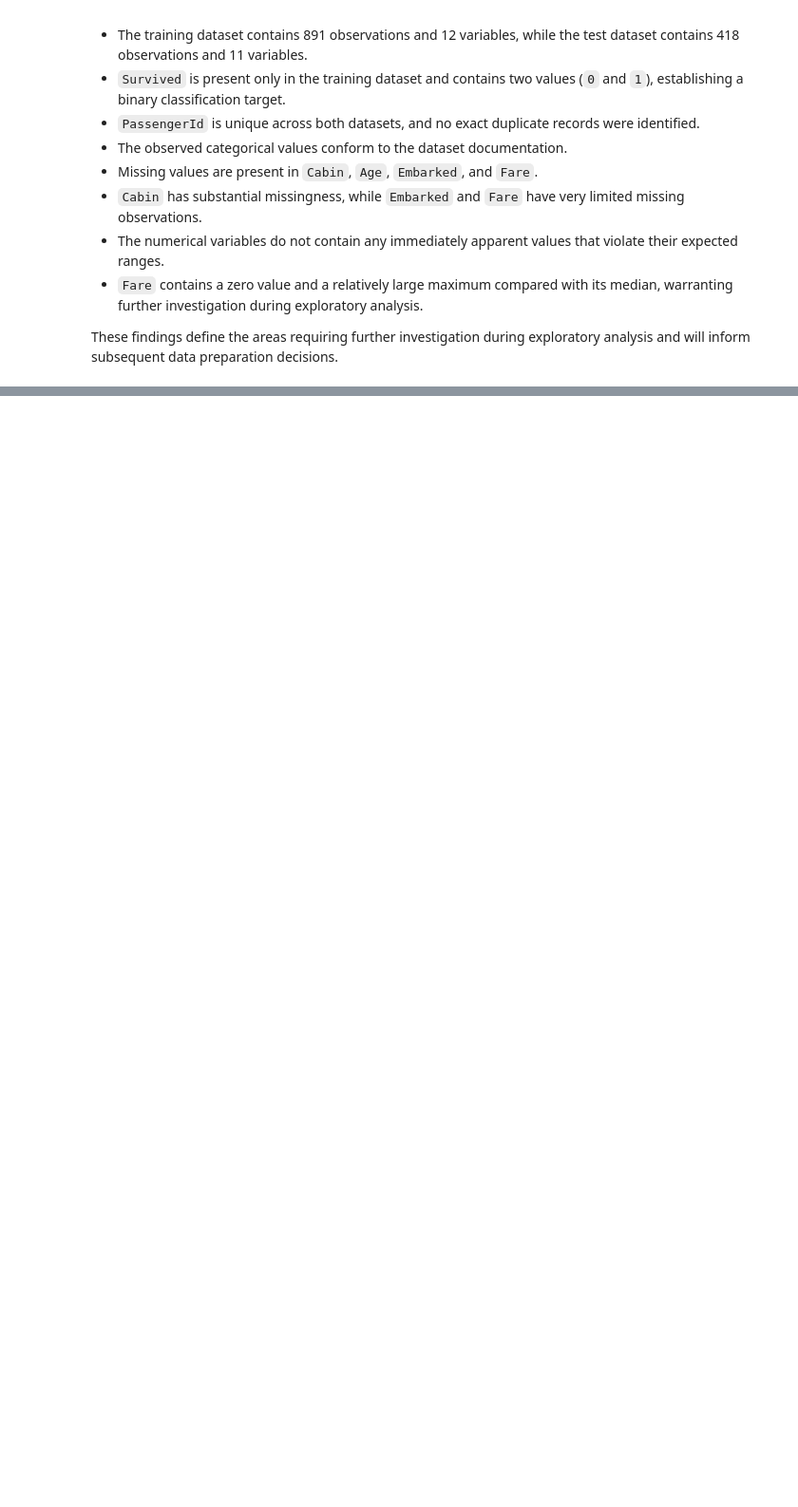
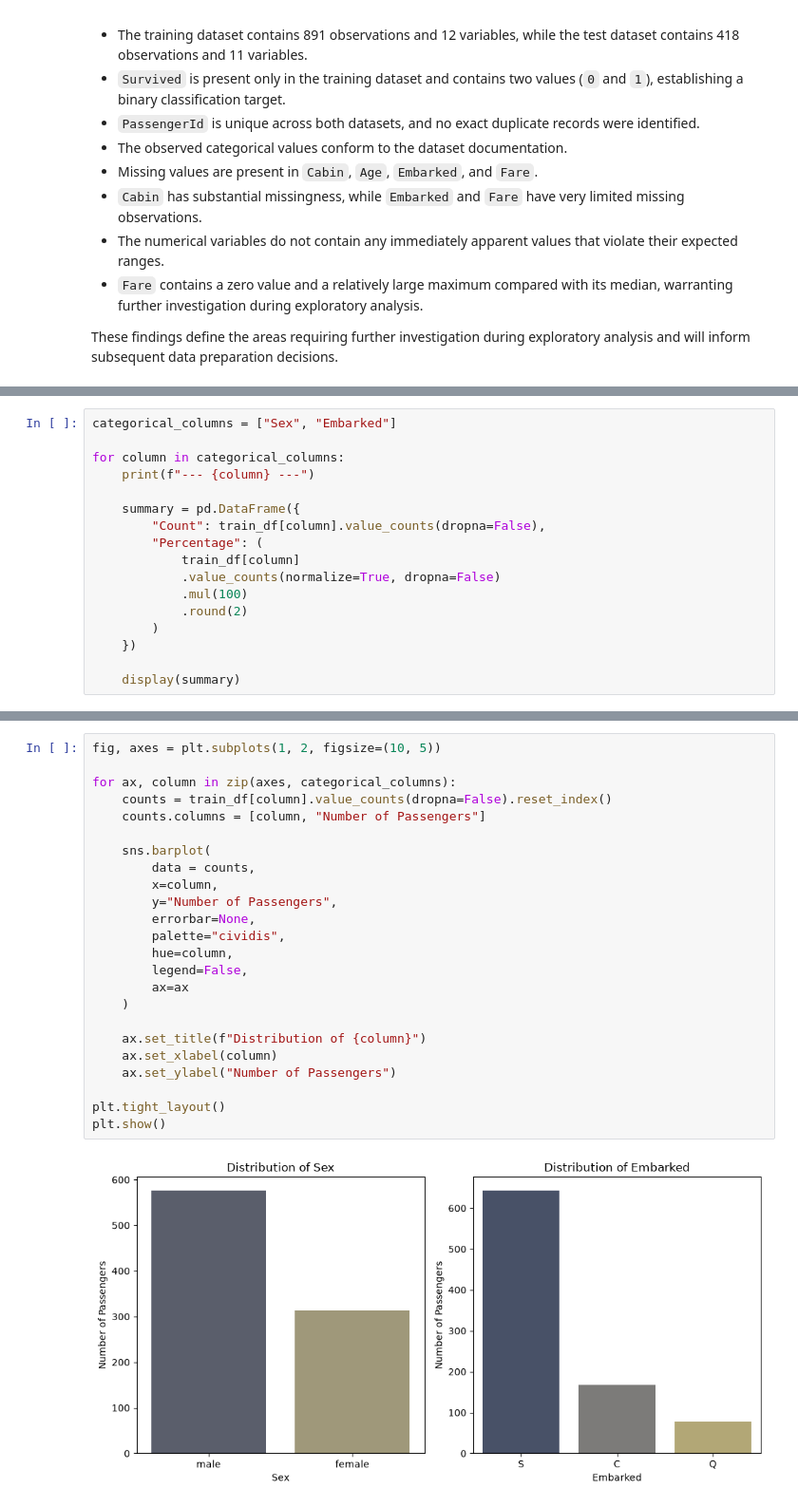
Before and after one commit to DaveBunyan1/titanic-eda-ml, a Jupyter notebook: notebooks/titanic_eda.ipynb, the cells around one changed output, grey strips where cells are left out. Shown at 95% size. Saved outputs shown, nothing was run; the diff lists cells and outputs as text; blank space fills up the shorter version.

Commit message:
categorical and target variable univaritate analysis complete

```diff
--- a/notebooks/titanic_eda.ipynb
+++ b/notebooks/titanic_eda.ipynb
@@ -288,0 +344,17 @@ These findings define the areas requiring further investigation during explorato
+# %%
+categorical_columns = ["Sex", "Embarked"]
+
+for column in categorical_columns:
+    print(f"--- {column} ---")
+
+    summary = pd.DataFrame({
+        "Count": train_df[column].value_counts(dropna=False),
+        "Percentage": (
+            train_df[column]
+            .value_counts(normalize=True, dropna=False)
+            .mul(100)
+            .round(2)
+        )
+    })
+
+    display(summary)
@@ -288,0 +374,26 @@ These findings define the areas requiring further investigation during explorato
+# %%
+fig, axes = plt.subplots(1, 2, figsize=(10, 5))
+
+for ax, column in zip(axes, categorical_columns):
+    counts = train_df[column].value_counts(dropna=False).reset_index()
+    counts.columns = [column, "Number of Passengers"]
+
+    sns.barplot(
+        data = counts,
+        x=column,
+        y="Number of Passengers",
+        errorbar=None,
+        palette="cividis",
+        hue=column,
+        legend=False,
+        ax=ax
+    )
+
+    ax.set_title(f"Distribution of {column}")
+    ax.set_xlabel(column)
+    ax.set_ylabel("Number of Passengers")
+
+plt.tight_layout()
+plt.show()
+# %% [output]
+[figure, added]
```
Also changed, not shown: parts of 11 cells of this notebook.
